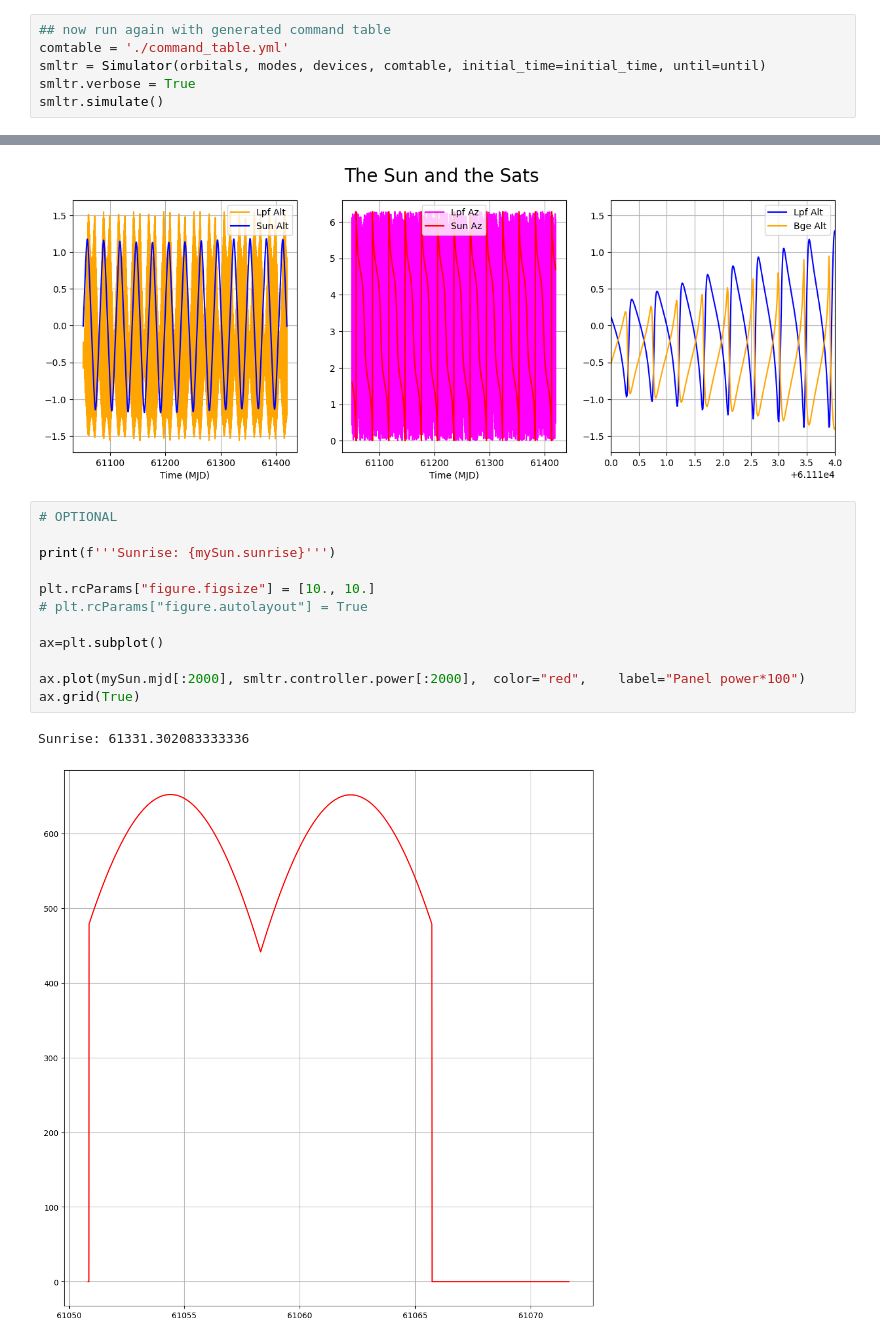
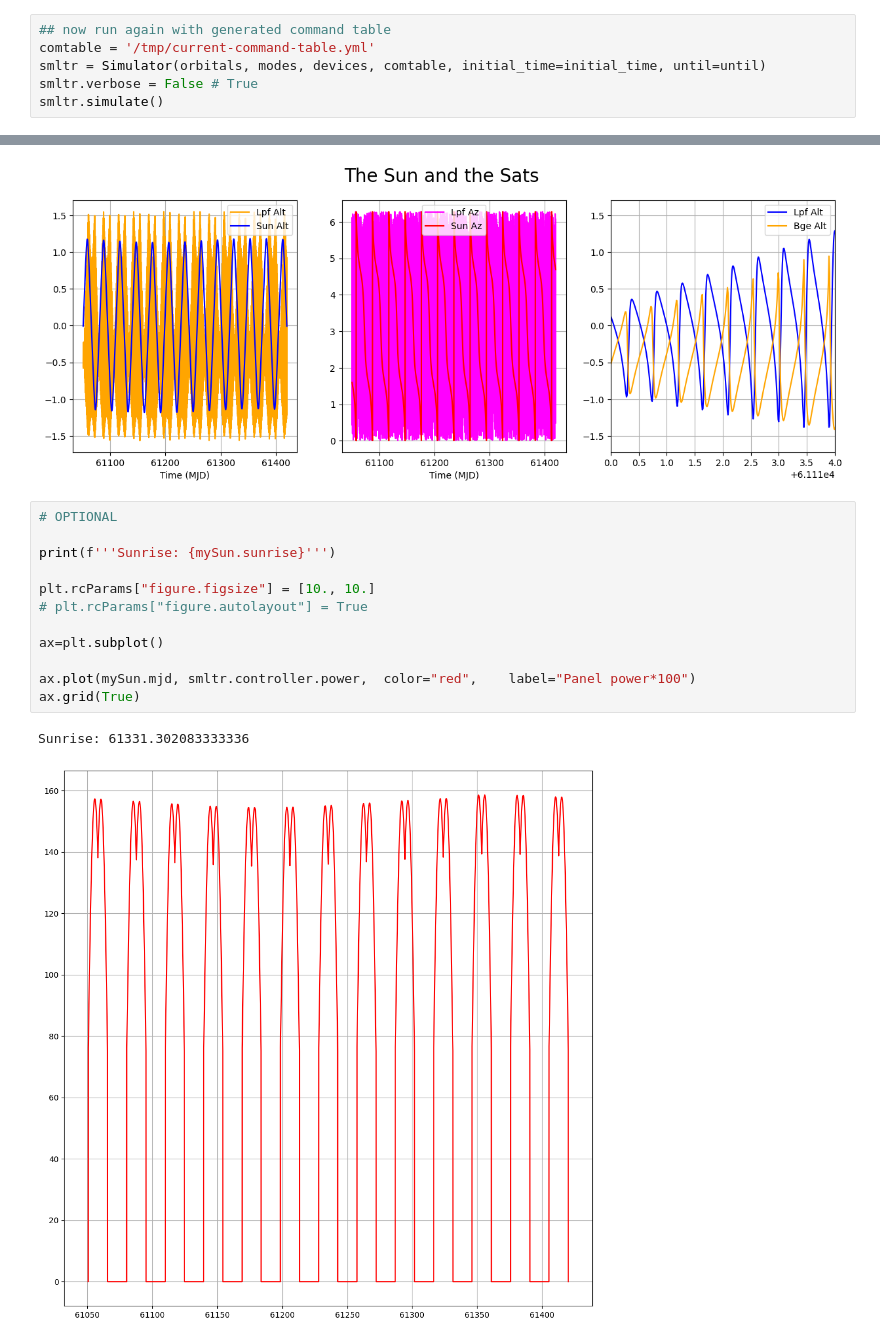
Before and after one commit to lusee-night/opsim, a Jupyter notebook: notebooks/opsim.ipynb, the cells around one changed output, grey strips where cells are left out. Drawn from its saved outputs; the diff is of its cells as text.

Commit message:
Got the current version of the notebook

```diff
--- a/notebooks/opsim.ipynb
+++ b/notebooks/opsim.ipynb
@@ -132,6 +79,6 @@ Device:DCB,             state:ON,\power:2.0
 # %%
 ## now run again with generated command table
-comtable = './command_table.yml'
+comtable = '/tmp/current-command-table.yml'
 smltr = Simulator(orbitals, modes, devices, comtable, initial_time=initial_time, until=until)
-smltr.verbose = True
+smltr.verbose = False # True
 smltr.simulate()
@@ -248,15 +177,15 @@ p3.set_xlim(61110,61114)
 # %%
 # OPTIONAL
 
 print(f'''Sunrise: {mySun.sunrise}''')
 
 plt.rcParams["figure.figsize"] = [10., 10.]
 # plt.rcParams["figure.autolayout"] = True
 
 ax=plt.subplot()
 
-ax.plot(mySun.mjd[:2000], smltr.controller.power[:2000],  color="red",    label="Panel power*100")
+ax.plot(mySun.mjd, smltr.controller.power,  color="red",    label="Panel power*100")
 ax.grid(True)
 # %% [output]
 Sunrise: 61331.302083333336
-[figure, old version]
+[figure, new version]
```
Also changed, not shown: parts of 6 cells of this notebook.
